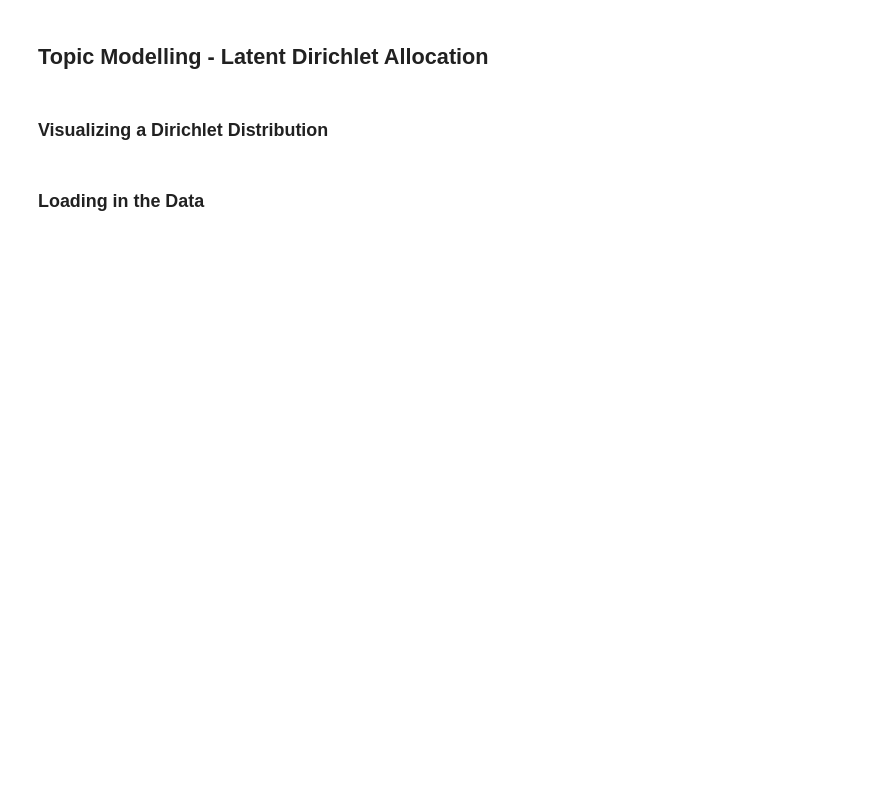
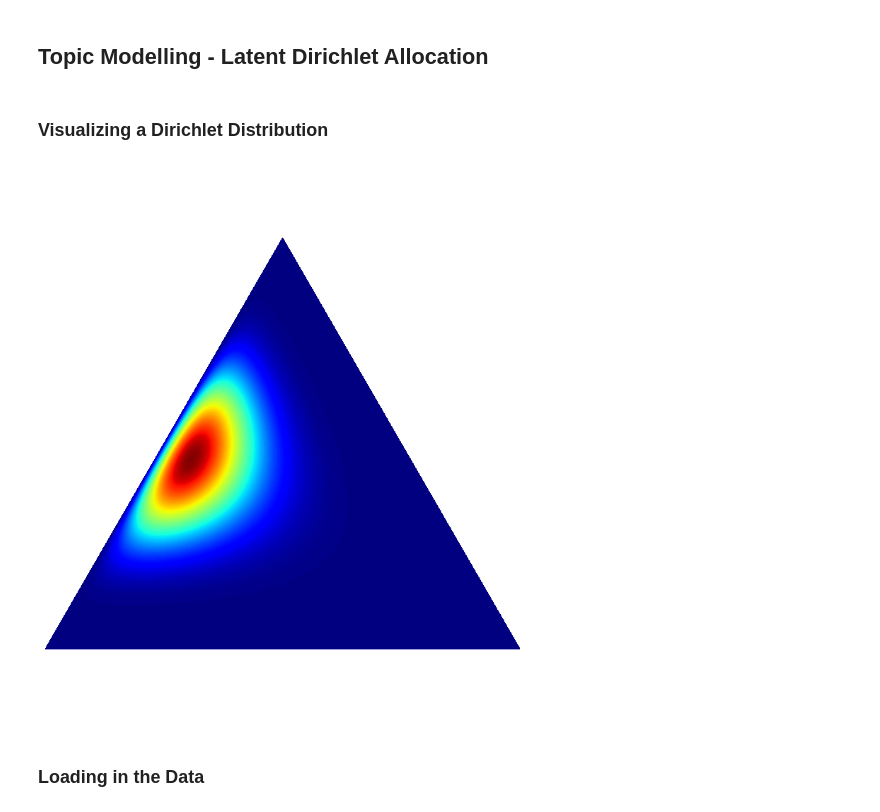
Before and after one commit to pallaviaddanki/FMML-PROJECTS-AND-LABSBS, a Jupyter notebook: FMML_Course_Topic_8_Lab_4.ipynb, the cells around one changed output. Cells and saved outputs as stored; diff of their text form; code cells hidden in the pictures; blank space fills up the shorter version.

```diff
--- a/FMML_Course_Topic_8_Lab_4.ipynb
+++ b/FMML_Course_Topic_8_Lab_4.ipynb
@@ -308,9 +317,11 @@ def draw_pdf_contours(dist, nlevels=200, subdiv=8, **kwargs):
 # %%
 plt.figure(figsize=(10 * np.sqrt(3) / 2, 10))
 x_weight = 7 #@param {type: "slider", min: 0.0, max: 10.0}
-y_weight = 7 #@param {type: "slider", min: 0.0, max: 10.0}
+y_weight = 2 #@param {type: "slider", min: 0.0, max: 10.0}
 z_weight = 7 #@param {type: "slider", min: 0.0, max: 10.0}
 draw_pdf_contours(Dirichlet([x_weight, y_weight, z_weight]))
+# %% [output]
+[figure, added]
 # %% [markdown]
 ### Loading in the Data
 # %%
```
Also changed, not shown: parts of 11 cells of this notebook.
